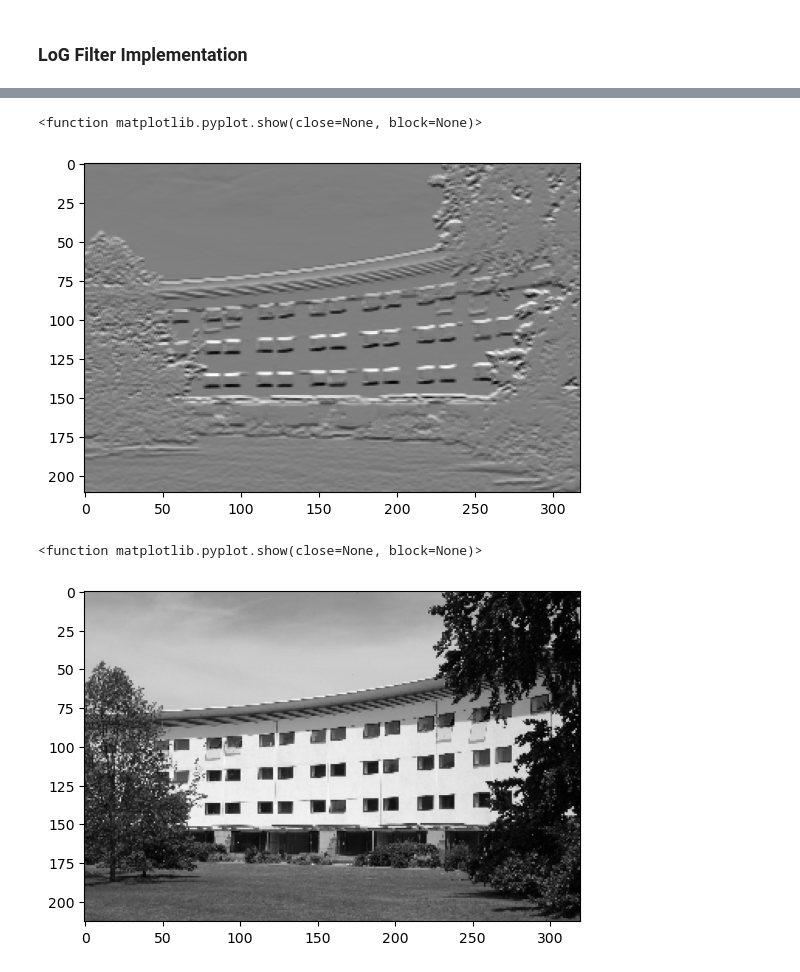
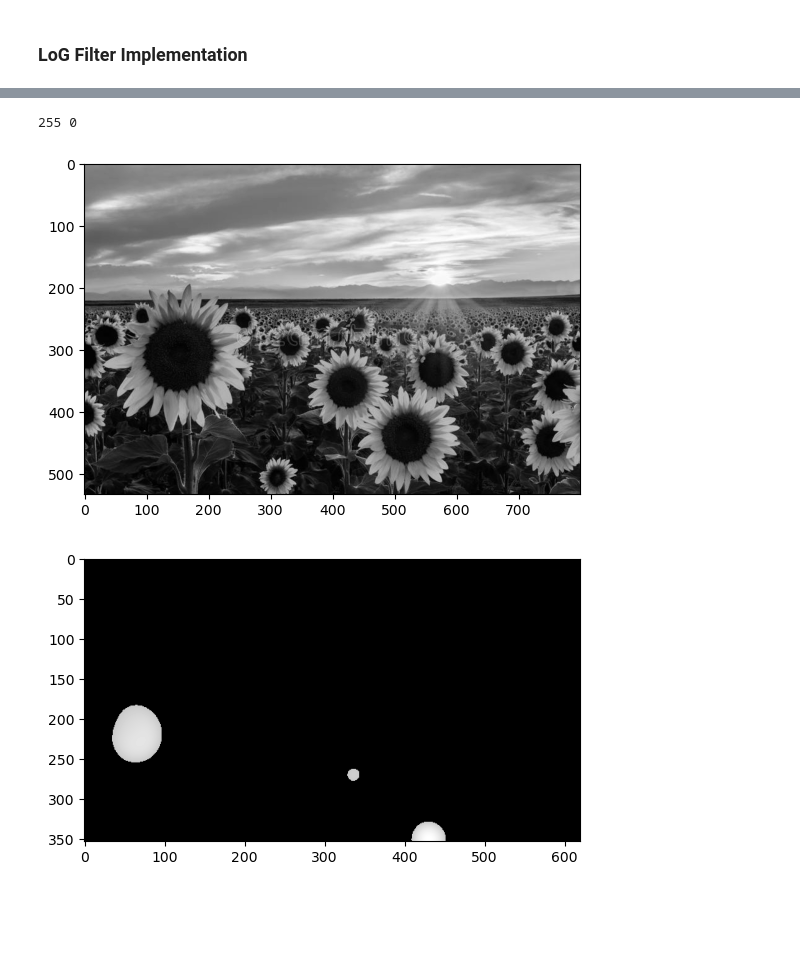
Before and after one commit to davideamadei/ISPR-Midterms, a Jupyter notebook: Midterm1/Assignment.ipynb, the cells around one changed output, grey strips where cells are left out. Cells and saved outputs as stored; diff of their text form; code cells hidden in the pictures; blank space fills up the shorter version.

Commit message:
implemented LoG filtering

```diff
--- a/Midterm1/Assignment.ipynb
+++ b/Midterm1/Assignment.ipynb
@@ -27,5 +39,26 @@ def LoG(sigma):
+# %%
+def partial_derivative_gaussian(x, gaussian: np.ndarray):
+    """compute partial derivative of second order of a discrete gaussian kernel
+
+    Parameters
+    ----------
+    x : float
+        dimension to derive on, either x or y
+    gaussian : np.ndarray
+        filter to use for computation of LoG
+    """
+
+def LoG(scale, size=None):
+    if size is None:
+        size = int(2 * np.ceil(3*scale)) + 1
+    v = np.arange((-size // 2) + 1, (size // 2) + 1)
+    x = v * np.ones((size, size), dtype=int)
+    y = x.T
+    gaussian = 1/(2*np.pi*scale**2) * np.exp(-(x*x + y*y)/(2*scale**2))
+    log_filter = ((x*x + y*y)/(scale**4) - 2/(scale**2))*gaussian
+    return log_filter
 # %%
-image = cv2.imread("/home/davide/uni/ISPR-Midterms/Midterm1/MSRC_ObjCategImageDatabase_v1/3_23_s.bmp")
+image = cv2.imread("/home/davide/uni/ISPR-Midterms/Midterm1/MSRC_ObjCategImageDatabase_v1/sunflowers.jpg")
 gray = cv2.cvtColor(image, cv2.COLOR_BGR2GRAY)
 gray.shape
 # %% [output]
@@ -41,0 +66,5 @@ array([[ 1,  1,  1],
+# %%
+scale = 30
+filter = LoG(scale)
+plt.imshow(filter, cmap="gray")
+plt.show()
@@ -47,0 +80,5 @@ output.shape
+# %%
+print(output.min(), output.max())
+output = (output - output.min())/(output.max() - output.min()) * 255
+plt.imshow(output, cmap="gray")
+plt.show
@@ -48,12 +89,13 @@ output.shape
 # %%
-plt.imshow(output, cmap="gray")
+plt.imshow(gray, cmap="gray")
 plt.show
+print(image.max(), image.min())
 # %% [output]
-<function matplotlib.pyplot.show(close=None, block=None)>
+255 0
-[figure, old version]
+[figure, new version]
 # %%
-plt.imshow(gray, cmap="gray")
-plt.show
+thresholded_output = (output > 200) * output
+plt.imshow(thresholded_output, cmap="gray")
+plt.show()
 # %% [output]
-<function matplotlib.pyplot.show(close=None, block=None)>
-[figure, old version]
+[figure, new version]
```
Also changed, not shown: parts of 11 cells of this notebook.
